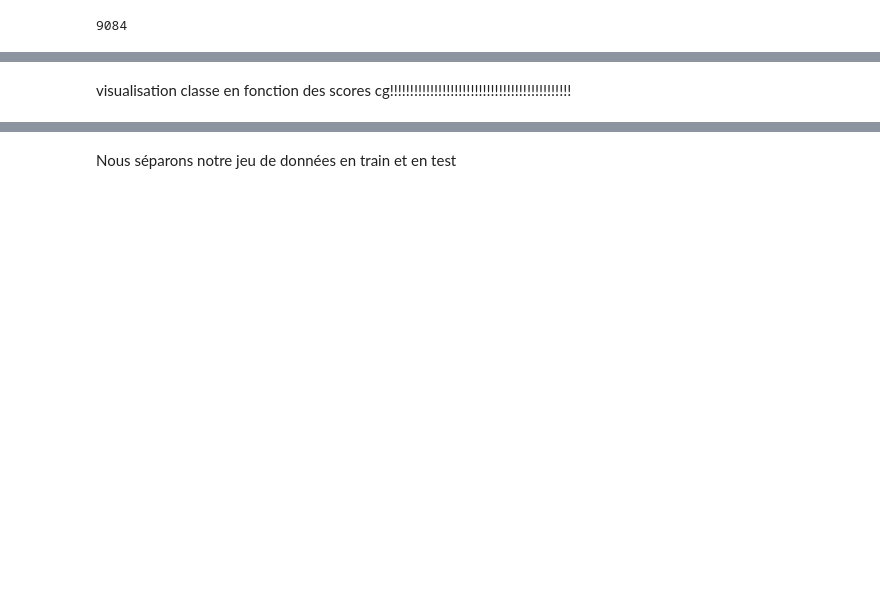
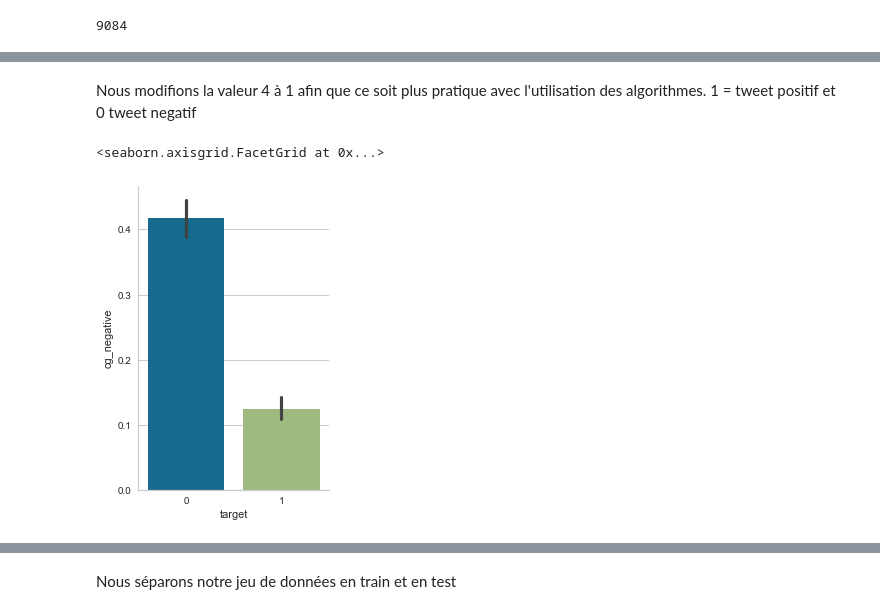
Before and after one commit to AurelieAAN/Project7_detection_des_tweets_d_insatisfactions_deep_learning, a Jupyter notebook: P7_02_scripts.ipynb, the cells around one changed output, grey strips where cells are left out. Cells and saved outputs as stored; diff of their text form; code cells hidden in the pictures; blank space fills up the shorter version.

```diff
--- a/P7_02_scripts.ipynb
+++ b/P7_02_scripts.ipynb
@@ -917,7 +832,7 @@ df.head(2)
 | 1 | 0 | 2018659971 | Wed Jun 03 10:18:42 PDT 2009 | kawtreenah | its not lookin good Mr. Sun, its ... | Negative | (lookin, good, Mr., Sun, lookin, ... | [lookin, good, Mr., Sun, lookin, ... | [lookin, good, mr., sun, lookin, ... | ... |
 # %%
 
-df["vector"] = df["tweet_lemma"].progress_apply(lambda x: [ sum_vectors(y, fast_Text_model)  for y in x])
+df["vector"] = df["tweet_lemma"].progress_apply(lambda x: [ get_vect(y, fast_Text_model)  for y in x])
 #wv_train_feat.shape
 # %%
 df.head(4)
@@ -1018,5 +1018,5 @@ df.head(3)
 | 0 | 0 | 2063963976 | Sun Jun 07 04:45:03 PDT 2009 | Oh2BeTall | @drallenlubell do know anything a... | Negative | (know, sphincter, oddi, dysfuncti... | [know, sphincter, oddi, dysfuncti... | [know, sphincter, oddi, dysfunct,... | ... |
 | 1 | 0 | 2018659971 | Wed Jun 03 10:18:42 PDT 2009 | kawtreenah | its not lookin good Mr. Sun, its ... | Negative | (lookin, good, Mr., Sun, lookin, ... | [lookin, good, Mr., Sun, lookin, ... | [lookin, good, mr., sun, lookin, ... | ... |
 | 2 | 0 | 2064059763 | Sun Jun 07 05:05:10 PDT 2009 | ohglorymegan | Emily thought it'd be cool to jus... | Negative | (Emily, thought, cool, blanket, p... | [Emily, think, cool, blanket, pil... | [emili, thought, cool, blanket, p... | ... |
-# %% [markdown]
-visualisation classe en fonction des scores cg!!!!!!!!!!!!!!!!!!!!!!!!!!!!!!!!!!!!!!!!!!!!!
+# %% [markdown]
+Nous modifions la valeur 4 à 1 afin que ce soit plus pratique avec l'utilisation des algorithmes. 1 = tweet positif et 0 tweet negatif
@@ -1022,0 +1025,11 @@ visualisation classe en fonction des scores cg!!!!!!!!!!!!!!!!!!!!!!!!!!!!!!!!!!
+# %%
+df['target'] = df['target'].map({0:0,
+                             4:1},
+                             na_action=None)
+# %%
+sns.catplot(x="target", y="cg_negative",
+                data=df, kind="bar",
+                 aspect=.7)
+# %% [output]
+<seaborn.axisgrid.FacetGrid at 0x...>
+[figure, added]
```
Also changed, not shown: parts of 63 cells of this notebook.
